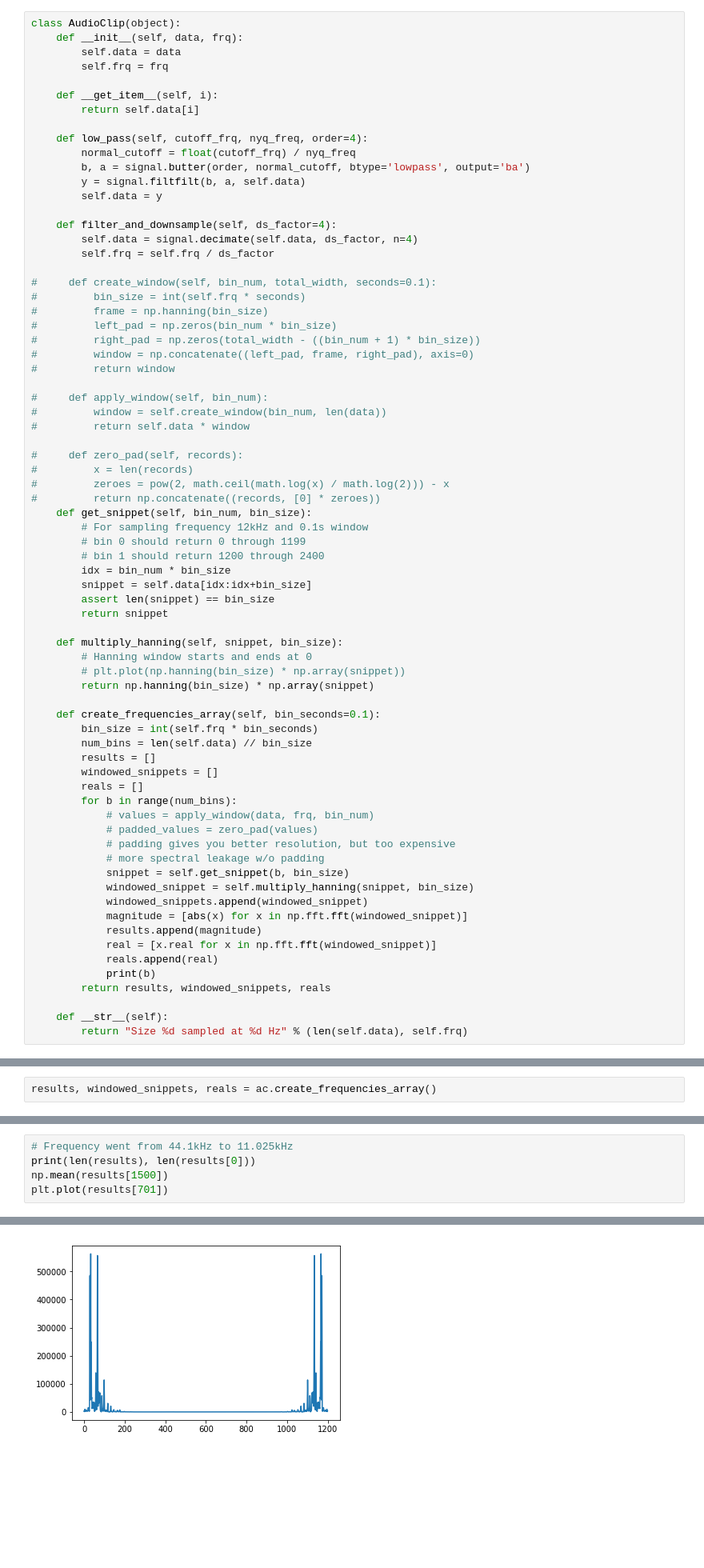
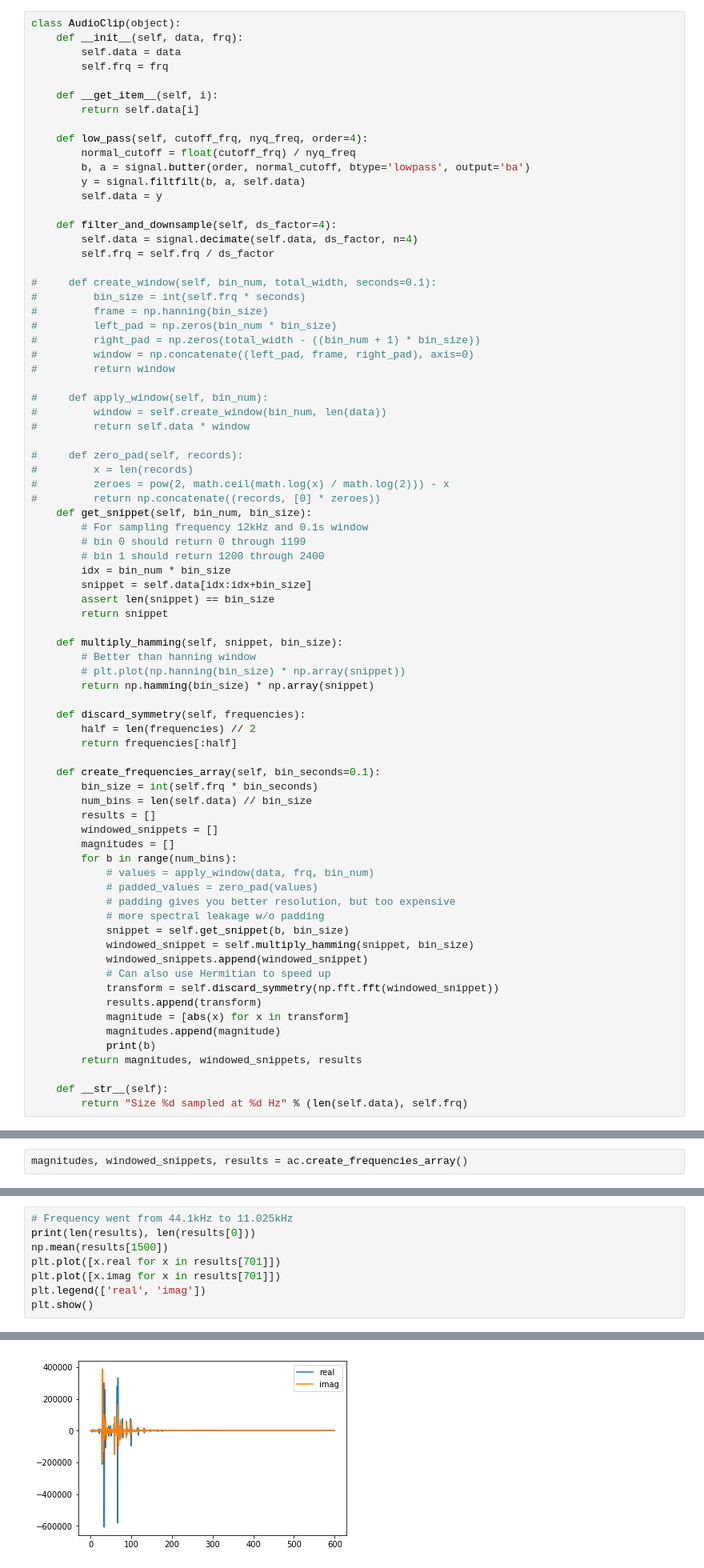
Before and after one commit to Graystripe17/Sadzam, a Jupyter notebook: XC/XC.ipynb, the cells around one changed output, grey strips where cells are left out. Shown: that part at 80% size. Drawn from its saved outputs; the diff is of its cells as text; blank space fills up the shorter version.

Commit message:
Got rid of symmetry. Could use hermitian fft which may be faster but eh

```diff
--- a/XC/XC.ipynb
+++ b/XC/XC.ipynb
@@ -75,31 +75,36 @@ class AudioClip(object):
         assert len(snippet) == bin_size
         return snippet
 
-    def multiply_hanning(self, snippet, bin_size):
-        # Hanning window starts and ends at 0
+    def multiply_hamming(self, snippet, bin_size):
+        # Better than hanning window
         # plt.plot(np.hanning(bin_size) * np.array(snippet))
-        return np.hanning(bin_size) * np.array(snippet)
+        return np.hamming(bin_size) * np.array(snippet)
+
+    def discard_symmetry(self, frequencies):
+        half = len(frequencies) // 2
+        return frequencies[:half]
 
     def create_frequencies_array(self, bin_seconds=0.1):
         bin_size = int(self.frq * bin_seconds)
         num_bins = len(self.data) // bin_size
         results = []
         windowed_snippets = []
-        reals = []
+        magnitudes = []
         for b in range(num_bins):
             # values = apply_window(data, frq, bin_num)
             # padded_values = zero_pad(values)
             # padding gives you better resolution, but too expensive
             # more spectral leakage w/o padding
             snippet = self.get_snippet(b, bin_size)
-            windowed_snippet = self.multiply_hanning(snippet, bin_size)
+            windowed_snippet = self.multiply_hamming(snippet, bin_size)
             windowed_snippets.append(windowed_snippet)
-            magnitude = [abs(x) for x in np.fft.fft(windowed_snippet)]
-            results.append(magnitude)
-            real = [x.real for x in np.fft.fft(windowed_snippet)]
-            reals.append(real)
+            # Can also use Hermitian to speed up
+            transform = self.discard_symmetry(np.fft.fft(windowed_snippet))
+            results.append(transform)
+            magnitude = [abs(x) for x in transform]
+            magnitudes.append(magnitude)
             print(b)
-        return results, windowed_snippets, reals
+        return magnitudes, windowed_snippets, results
 
     def __str__(self):
         return "Size %d sampled at %d Hz" % (len(self.data), self.frq)
@@ -115,7 +120,7 @@ print(ac)
 # %% [output]
 Size 1906808 sampled at 12000 Hz
 # %%
-results, windowed_snippets, reals = ac.create_frequencies_array()
+magnitudes, windowed_snippets, results = ac.create_frequencies_array()
 # %% [output]
 0
 1
@@ -138,5 +143,8 @@ results, windowed_snippets, reals = ac.create_frequencies_array()
 # Frequency went from 44.1kHz to 11.025kHz
 print(len(results), len(results[0]))
 np.mean(results[1500])
-plt.plot(results[701])
+plt.plot([x.real for x in results[701]])
+plt.plot([x.imag for x in results[701]])
+plt.legend(['real', 'imag'])
+plt.show()
 # %% [output]
@@ -145,4 +152,4 @@ plt.plot(results[701])
-[figure, old version]
+[figure, new version]
 # %%
 import matplotlib.animation as animation
 from matplotlib.animation import PillowWriter
```
Also changed, not shown: parts of 3 cells of this notebook, 1 other file.
